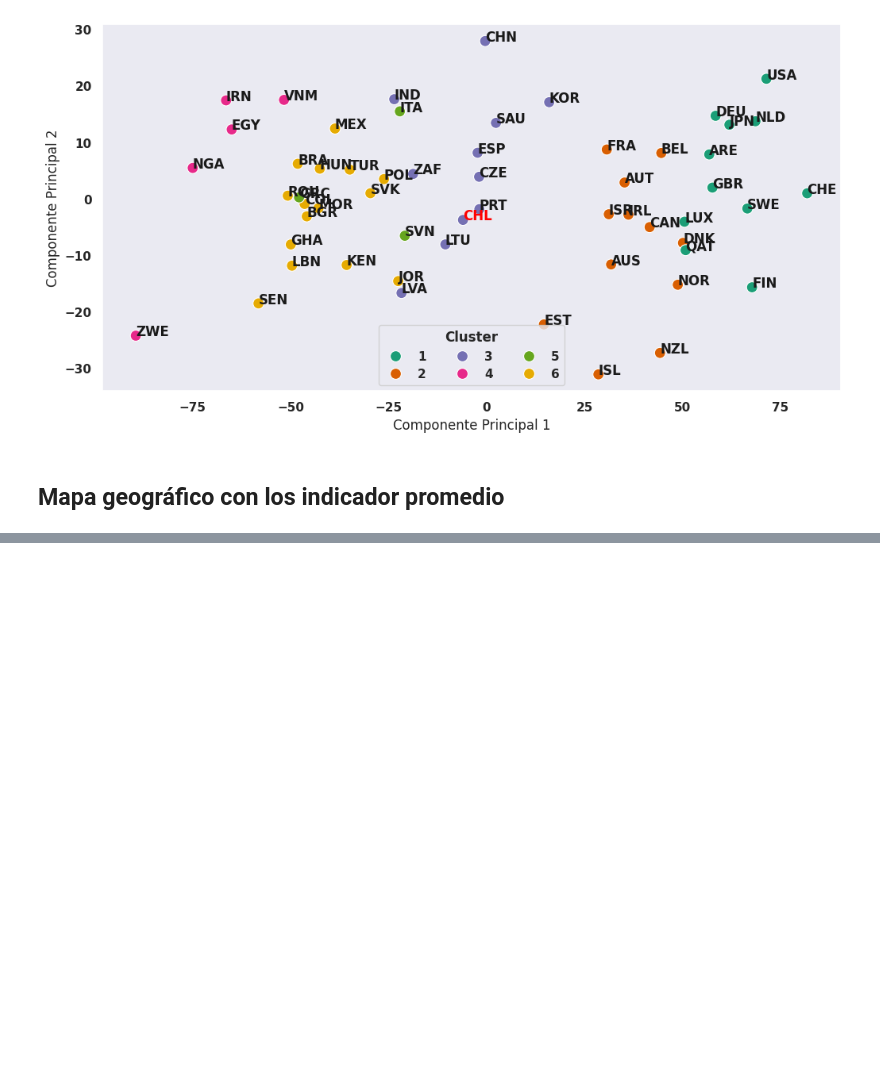
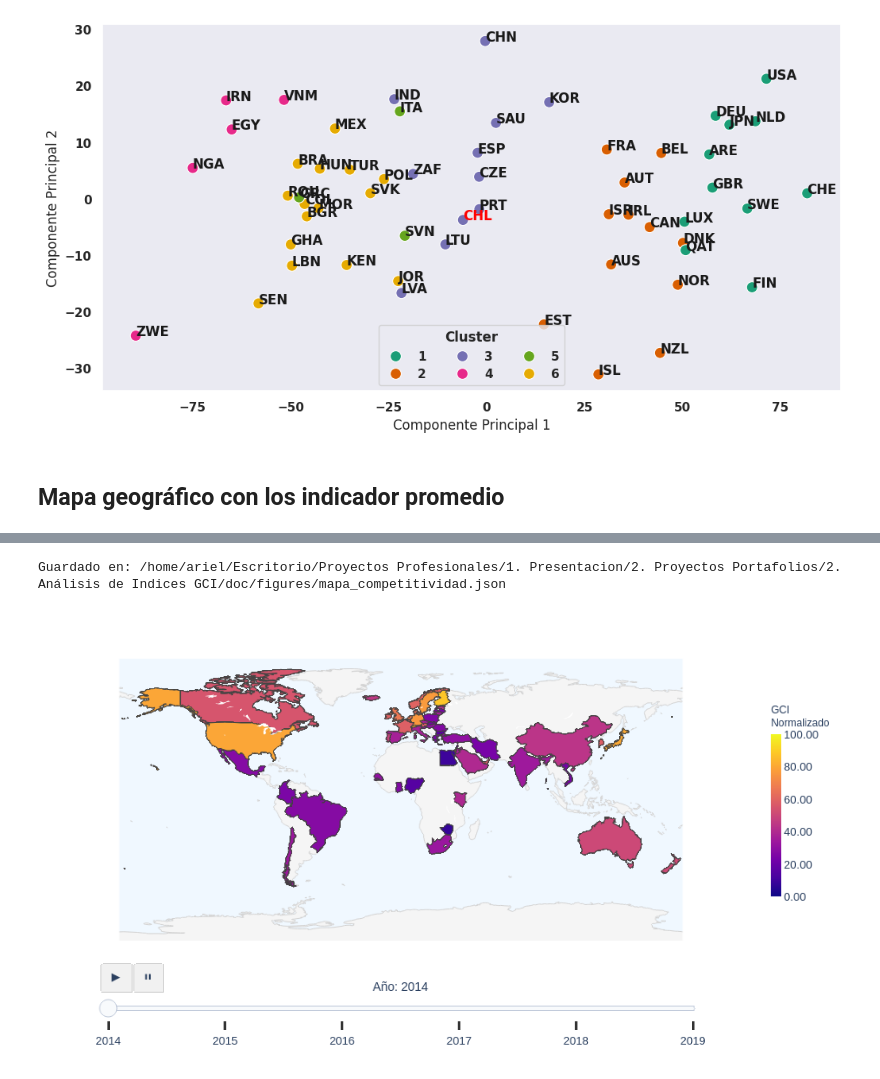
Before and after one commit to Arustico/GCI-Data-Analisis, a Jupyter notebook: notebooks/analisis_indices_wef.ipynb, the cells around one changed output, grey strips where cells are left out. Drawn from its saved outputs; the diff is of its cells as text; code cells hidden in the pictures; blank space fills up the shorter version.

Commit message:
Actualización de gráficas plotly y incoporación de código R: STATIS

```diff
--- a/notebooks/analisis_indices_wef.ipynb
+++ b/notebooks/analisis_indices_wef.ipynb
@@ -1029,0 +1113,39 @@ Guardado en: /home/ariel/Escritorio/Proyectos Profesionales/1. Presentacion/Proy
+# %%
+import plotly.graph_objects as go
+
+global_ind_df = data_indicadores.groupby(["PAIS_COD","NOMBRE","PILAR",
+                                          'BLOCK','ORG',"AÑO"]).agg({"VALOR_INDICE_NORM":"mean"}).reset_index()
+
+fig = build_mapa_gci(global_ind_df)
+
+#----------------------------------------
+# Exportar a HTML autocontenido
+#----------------------------------------
+filename = f"{FIG_FOLDER}/mapa_competitividad.html"
+
+#bipl.exportar_html_responsivo(fig,filename, ancho_figura=800,alto_figura=600)
+#fig.write_html(
+#    filename,
+#    include_plotlyjs="cdn",
+#    full_html=False,
+#    config={"responsive": True})
+
+#print(f"Guardado en: {filename}")
+
+
+filename = f"{FIG_FOLDER}/mapa_competitividad.json"
+fig.update_layout(
+    autosize=True,
+    title="",
+    paper_bgcolor="rgba(0,0,0,0)",
+    plot_bgcolor="rgba(0,0,0,0)",
+)
+
+fig.write_json(filename, pretty=False, remove_uids=False)
+print(f"Guardado en: {filename}")
+
+#----------------------------------------
+fig.show(renderer="jupyterlab", width=800,height=600)
+# %% [output]
+Guardado en: /home/ariel/Escritorio/Proyectos Profesionales/1. Presentacion/2. Proyectos Portafolios/2. Análisis de Indices GCI/doc/figures/mapa_competitividad.json
+[figure, added]
```
Also changed, not shown: parts of 8 cells of this notebook, 8 other files.
